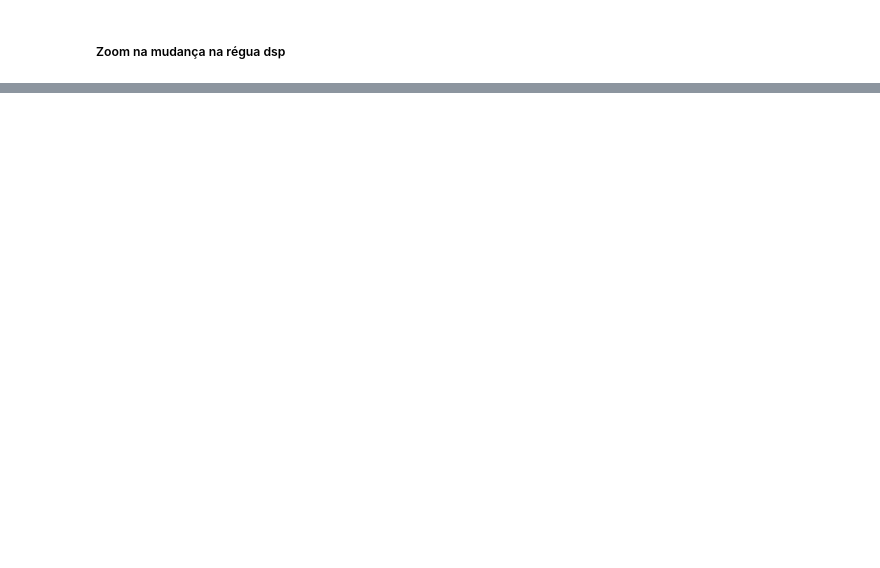
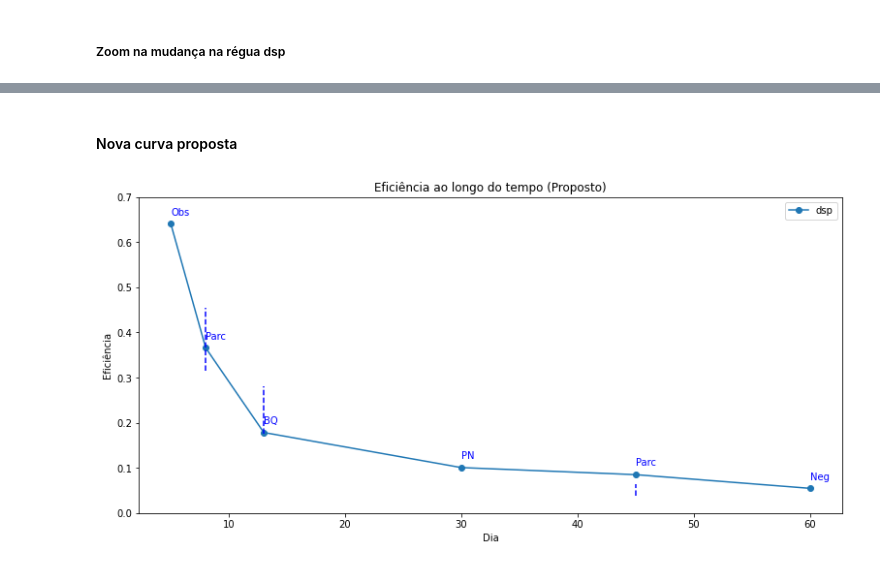
Before and after one commit to heitorfe/data_challenge_stone, a Jupyter notebook: notebooks/EDA-Fin.ipynb, the cells around one changed output, grey strips where cells are left out. Saved outputs shown, nothing was run; the diff lists cells and outputs as text; code cells hidden in the pictures; blank space fills up the shorter version.

```diff
--- a/notebooks/EDA-Fin.ipynb
+++ b/notebooks/EDA-Fin.ipynb
@@ -650,0 +684,26 @@ plt.axvline(45,ymin=df_dsp_['eficiencia'][5],ymax=0.09,color='b', linestyle='--'
+# %% [markdown]
+#### Nova curva proposta
+# %%
+
+plt.figure(figsize=(13,6))
+plt.plot(df_dsp_['dia'][:-1], df_dsp_['eficiencia'][:-1], marker='o');
+plt.xlabel('Dia')
+plt.ylabel('Eficiência')
+plt.title('Eficiência ao longo do tempo (Proposto)')
+plt.legend(['dsp', 'dspp']);
+plt.ylim(0, 0.7)
+
+c_dsp = ['Obs', 'Parc', 'BQ', 'PN', 'Parc','Neg', 'BQ']
+d_dsp = [5,10,15, 30, 45, 60, 90]
+
+c_dspp = ['Obs', 'Parc', 'BQ']
+d_dspp = [10, 23, 40]
+
+for i in range(len(df_dsp_)-1):
+    plt.annotate(c_dsp[i], (df_dsp_['dia'][i],df_dsp_['eficiencia'][i]+0.02), color='b')
+
+plt.axvline(45,ymin=df_dsp_['eficiencia'][5],ymax=0.09,color='b', linestyle='--');
+plt.axvline(8,ymin=0.45,ymax=0.65,color='b', linestyle='--');
+plt.axvline(13,ymin=0.25,ymax=0.4,color='b', linestyle='--');
+# %% [output]
+[figure, added]
```
Also changed, not shown: parts of 13 cells of this notebook.
